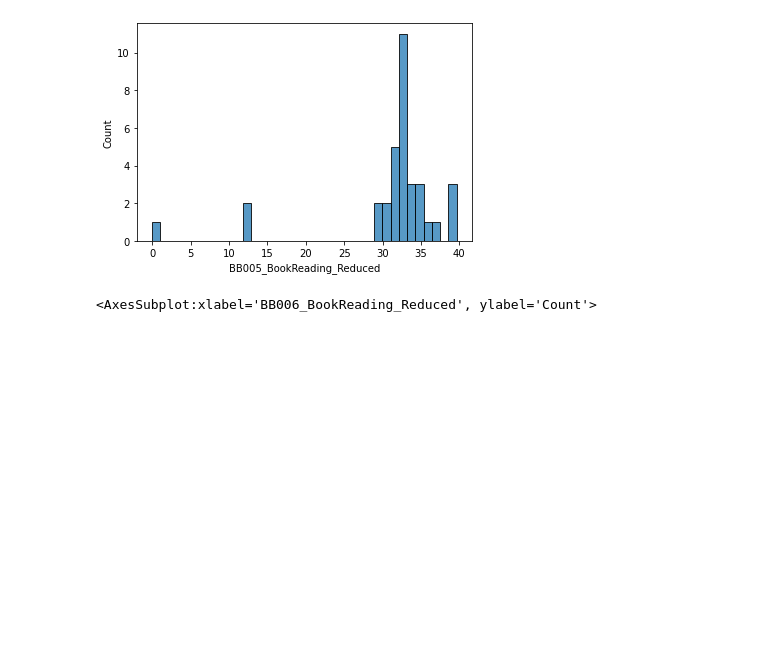
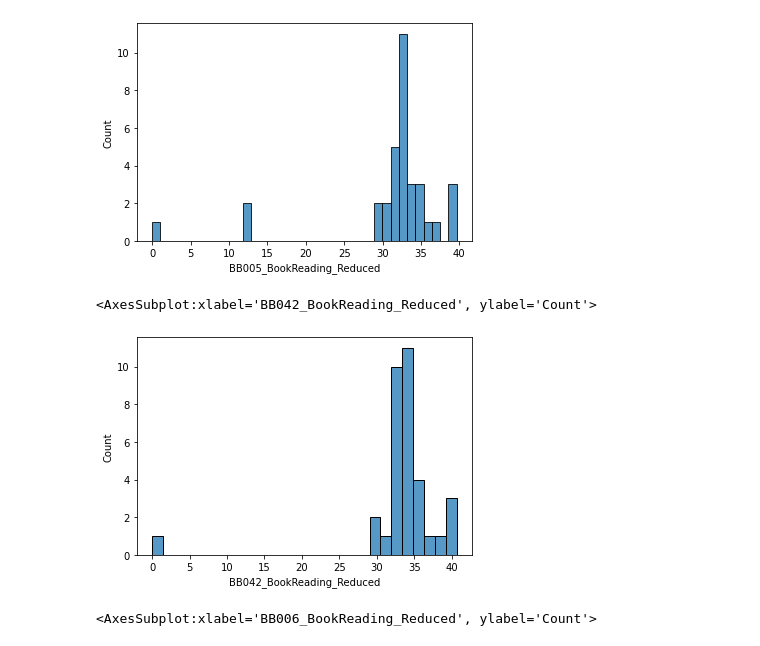
Before and after one commit to Rahul-Brito/infantvoice, a Jupyter notebook: scripts/Sohye Notebook Extra Embeddings.ipynb, the cells around one changed output. Saved outputs shown, nothing was run; the diff lists cells and outputs as text; code cells hidden in the pictures; blank space fills up the shorter version.

Commit message:
did another plot

```diff
--- a/scripts/Sohye Notebook Extra Embeddings.ipynb
+++ b/scripts/Sohye Notebook Extra Embeddings.ipynb
@@ -229,6 +229,11 @@ sns.histplot(distance_nr['BB005_BookReading_Reduced'])
 # %% [output]
 <AxesSubplot:xlabel='BB005_BookReading_Reduced', ylabel='Count'>
 [figure]
+# %%
+sns.histplot(distance_nr['BB042_BookReading_Reduced'])
+# %% [output]
+<AxesSubplot:xlabel='BB042_BookReading_Reduced', ylabel='Count'>
+[figure, added]
 # %%
 sns.histplot(distance_nr['BB006_BookReading_Reduced'])
 # %% [output]
```
Also changed, not shown: parts of 1 cell of this notebook.
